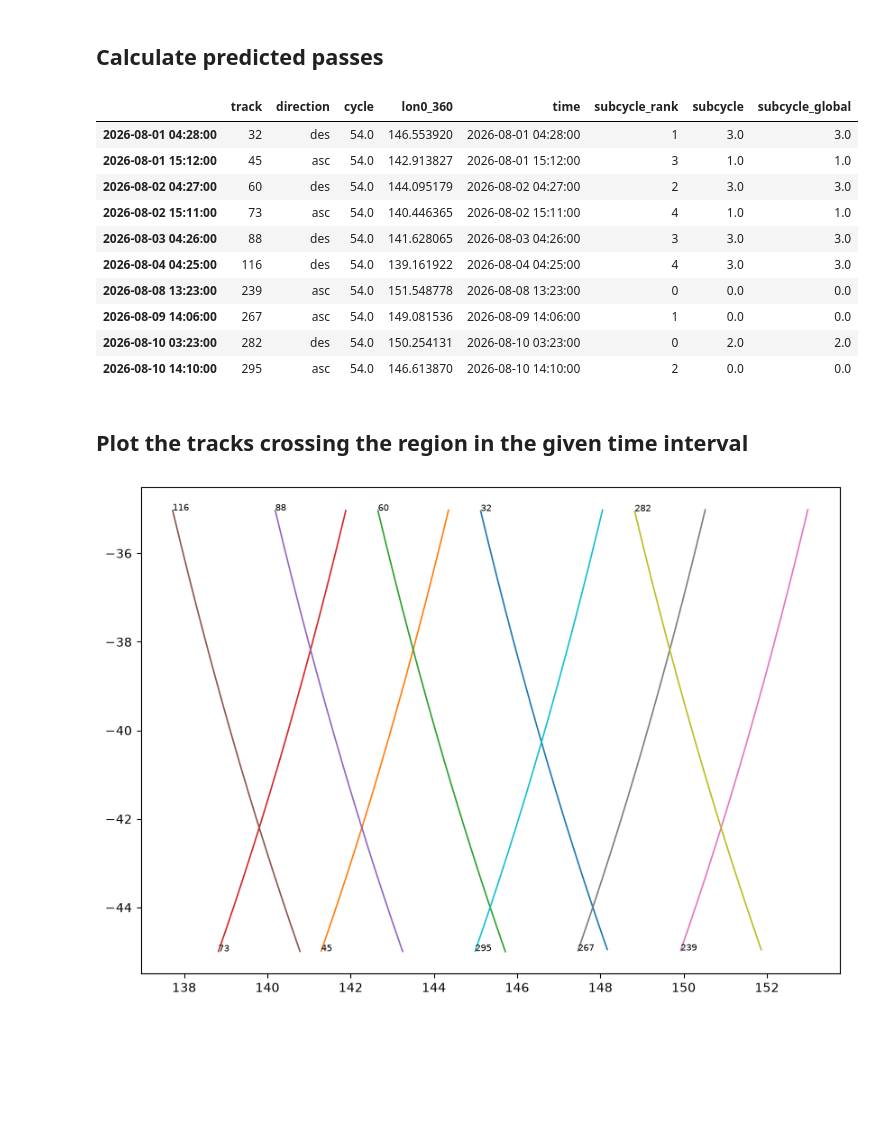
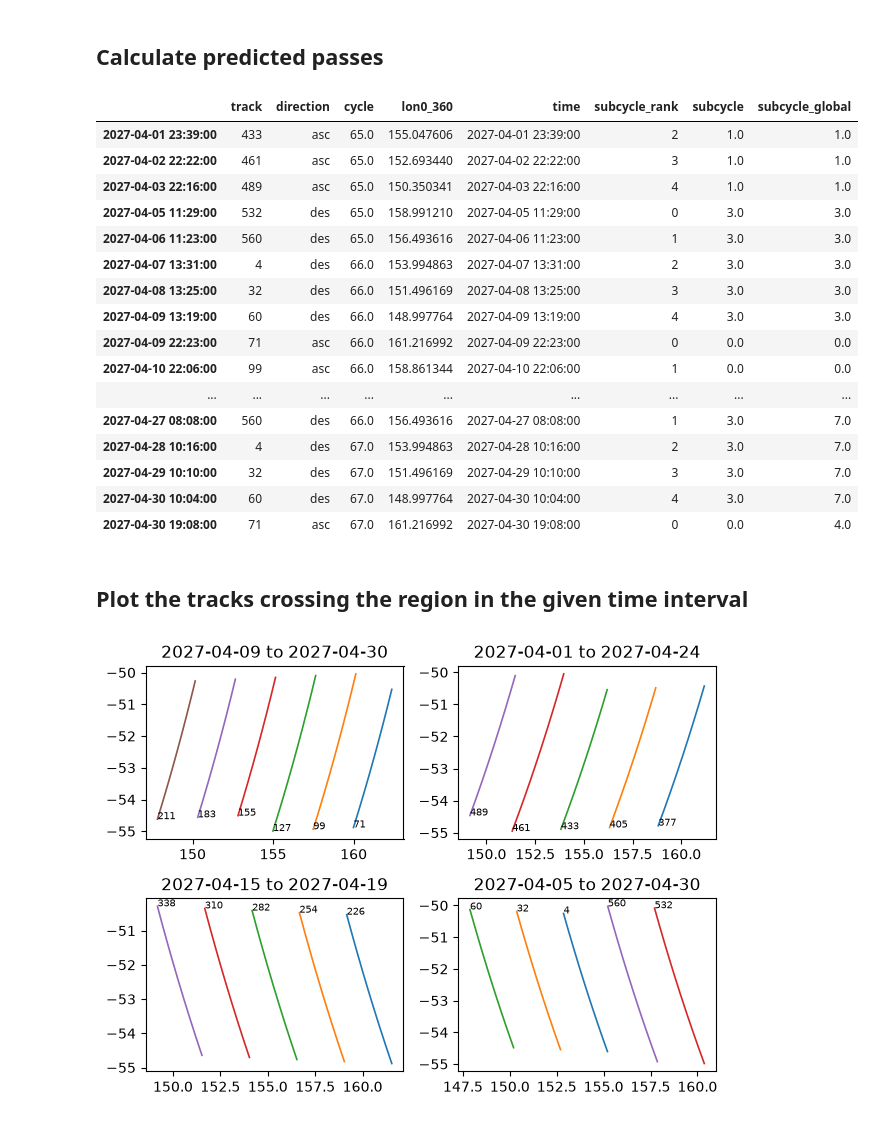
Before and after one commit to treden/satpass, a Jupyter notebook: examples/swot_passes_time_region.ipynb, the cells around one changed output. Saved outputs shown, nothing was run; the diff lists cells and outputs as text; code cells hidden in the pictures; blank space fills up the shorter version.

```diff
--- a/examples/swot_passes_time_region.ipynb
+++ b/examples/swot_passes_time_region.ipynb
@@ -17,9 +17,9 @@ SatPass version: 0.1.0
 # %% [markdown]
 ## Set the time interval and region
 # %%
-start_time = pd.Timestamp("2026-08-01 00:00:00")
-end_time = pd.Timestamp("2026-08-10 23:59:59")
-region = [140.0, 150.0, -45.0, -35.0]
+start_time = pd.Timestamp("2027-04-01 00:00:00")
+end_time = pd.Timestamp("2027-04-30 23:59:59")
+region = [150.0, 160.0, -55.0, -50.0]
 # %% [markdown]
 ## Calculate predicted passes
 # %%
@@ -35,32 +35,50 @@ passes = satpass.sat_pass(
 passes
 # %% [output]
 |  | track | direction | cycle | lon0_360 | time | subcycle_rank | subcycle | subcycle_global |
-| 2026-08-01 04:28:00 | 32 | des | 54.0 | 146.553920 | 2026-08-01 04:28:00 | 1 | 3.0 | 3.0 |
-| 2026-08-01 15:12:00 | 45 | asc | 54.0 | 142.913827 | 2026-08-01 15:12:00 | 3 | 1.0 | 1.0 |
-| 2026-08-02 04:27:00 | 60 | des | 54.0 | 144.095179 | 2026-08-02 04:27:00 | 2 | 3.0 | 3.0 |
-| 2026-08-02 15:11:00 | 73 | asc | 54.0 | 140.446365 | 2026-08-02 15:11:00 | 4 | 1.0 | 1.0 |
-| 2026-08-03 04:26:00 | 88 | des | 54.0 | 141.628065 | 2026-08-03 04:26:00 | 3 | 3.0 | 3.0 |
-| 2026-08-04 04:25:00 | 116 | des | 54.0 | 139.161922 | 2026-08-04 04:25:00 | 4 | 3.0 | 3.0 |
-| 2026-08-08 13:23:00 | 239 | asc | 54.0 | 151.548778 | 2026-08-08 13:23:00 | 0 | 0.0 | 0.0 |
-| 2026-08-09 14:06:00 | 267 | asc | 54.0 | 149.081536 | 2026-08-09 14:06:00 | 1 | 0.0 | 0.0 |
-| 2026-08-10 03:23:00 | 282 | des | 54.0 | 150.254131 | 2026-08-10 03:23:00 | 0 | 2.0 | 2.0 |
-| 2026-08-10 14:10:00 | 295 | asc | 54.0 | 146.613870 | 2026-08-10 14:10:00 | 2 | 0.0 | 0.0 |
+| 2027-04-01 23:39:00 | 433 | asc | 65.0 | 155.047606 | 2027-04-01 23:39:00 | 2 | 1.0 | 1.0 |
+| 2027-04-02 22:22:00 | 461 | asc | 65.0 | 152.693440 | 2027-04-02 22:22:00 | 3 | 1.0 | 1.0 |
+| 2027-04-03 22:16:00 | 489 | asc | 65.0 | 150.350341 | 2027-04-03 22:16:00 | 4 | 1.0 | 1.0 |
+| 2027-04-05 11:29:00 | 532 | des | 65.0 | 158.991210 | 2027-04-05 11:29:00 | 0 | 3.0 | 3.0 |
+| 2027-04-06 11:23:00 | 560 | des | 65.0 | 156.493616 | 2027-04-06 11:23:00 | 1 | 3.0 | 3.0 |
+| 2027-04-07 13:31:00 | 4 | des | 66.0 | 153.994863 | 2027-04-07 13:31:00 | 2 | 3.0 | 3.0 |
+| 2027-04-08 13:25:00 | 32 | des | 66.0 | 151.496169 | 2027-04-08 13:25:00 | 3 | 3.0 | 3.0 |
+| 2027-04-09 13:19:00 | 60 | des | 66.0 | 148.997764 | 2027-04-09 13:19:00 | 4 | 3.0 | 3.0 |
+| 2027-04-09 22:23:00 | 71 | asc | 66.0 | 161.216992 | 2027-04-09 22:23:00 | 0 | 0.0 | 0.0 |
+| 2027-04-10 22:06:00 | 99 | asc | 66.0 | 158.861344 | 2027-04-10 22:06:00 | 1 | 0.0 | 0.0 |
+| ... | ... | ... | ... | ... | ... | ... | ... | ... |
+| 2027-04-27 08:08:00 | 560 | des | 66.0 | 156.493616 | 2027-04-27 08:08:00 | 1 | 3.0 | 7.0 |
+| 2027-04-28 10:16:00 | 4 | des | 67.0 | 153.994863 | 2027-04-28 10:16:00 | 2 | 3.0 | 7.0 |
+| 2027-04-29 10:10:00 | 32 | des | 67.0 | 151.496169 | 2027-04-29 10:10:00 | 3 | 3.0 | 7.0 |
+| 2027-04-30 10:04:00 | 60 | des | 67.0 | 148.997764 | 2027-04-30 10:04:00 | 4 | 3.0 | 7.0 |
+| 2027-04-30 19:08:00 | 71 | asc | 67.0 | 161.216992 | 2027-04-30 19:08:00 | 0 | 0.0 | 4.0 |
 # %% [markdown]
 ## Plot the tracks crossing the region in the given time interval
 # %%
 swot = satpass.NominalTrack("sw")
-tracks = swot.select_in_area(region, extend_to_latitude_bounds=True)
-selected_track_numbers = set(passes["track"]) if not passes.empty else set()
-tracks = tracks[tracks["track"].isin(selected_track_numbers)]
 
-fig, ax = plt.subplots(figsize=(10, 7))
 
-for track_number, track in tracks.groupby("track"):
-    ax.plot(
-        track["lon"],
-        track["lat"],
-        linewidth=1.2,
-    )
-    ax.text(track["lon"].iloc[0], track["lat"].iloc[0], str(track_number), fontsize=7)
+
+subcycle = 1
+
+for i, subcycle in enumerate(range(4)):
+
+    tracks = swot.select_in_area(region, extend_to_latitude_bounds=True)
+
+    selected_track_numbers = set(passes.where(passes.subcycle == subcycle)["track"]) if not passes.empty else set()
+    tracks = tracks[tracks["track"].isin(selected_track_numbers)]
+
+    ax = plt.subplot(2, 2, i+1)
+
+    for track_number, track in tracks.groupby("track"):
+        ax.plot(
+            track["lon"],
+            track["lat"],
+            linewidth=1.2,
+        )
+        ax.text(track["lon"].iloc[0], track["lat"].iloc[0], str(track_number), fontsize=7)
+        times = pd.DatetimeIndex(passes.where(passes.subcycle == subcycle).dropna().time.values)
+        ax.set_title(f'{times[0].date()} to {times[-1].date()}')
+
+plt.tight_layout()
 # %% [output]
-[figure, old version]
+[figure, new version]
```
Also changed, not shown: parts of 1 cell of this notebook, 1 other file.
